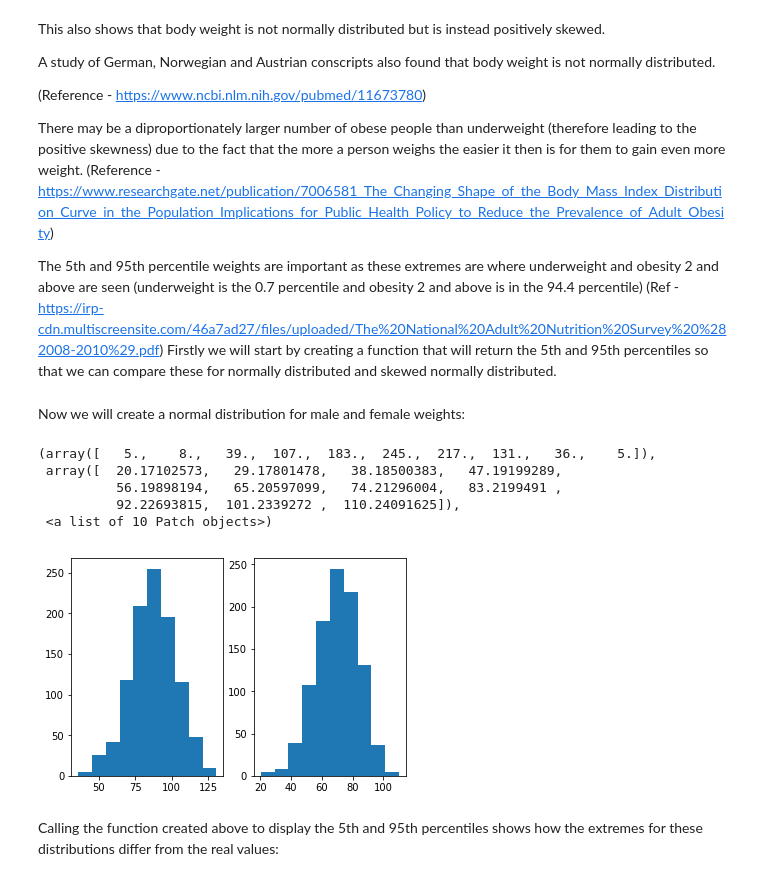
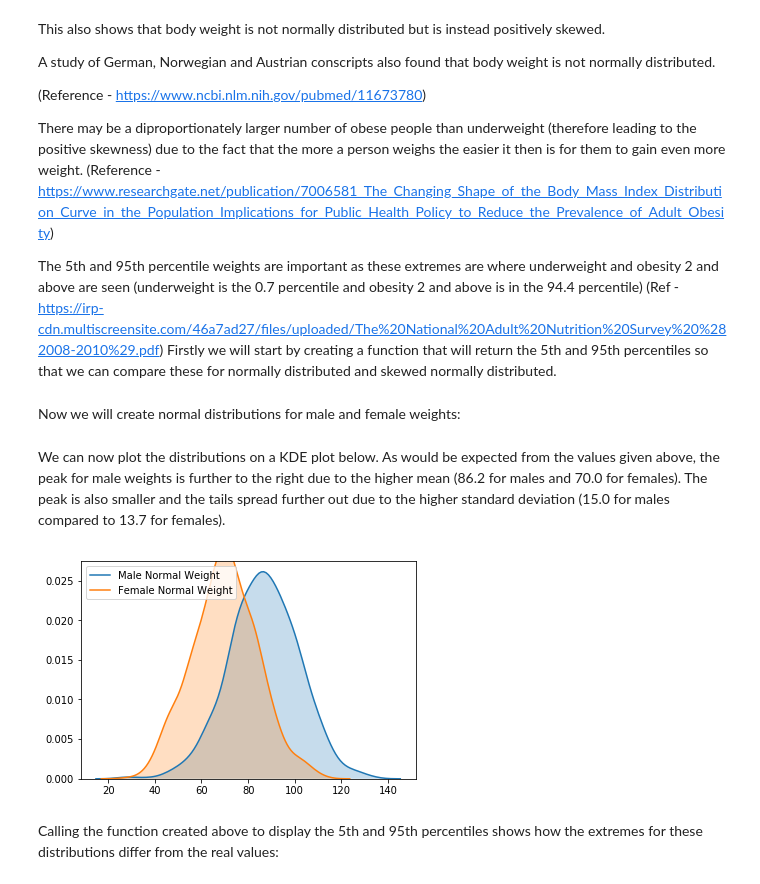
Before and after one commit to declanbarr/simulated-dataset, a Jupyter notebook: simulated-dataset.ipynb, the cells around one changed output. Cells and saved outputs as stored; diff of their text form; code cells hidden in the pictures.

Commit message:
Changed histograms for KDEs

```diff
--- a/simulated-dataset.ipynb
+++ b/simulated-dataset.ipynb
@@ -193,27 +196,21 @@ def percentiles5and95(maleDist, femaleDist, typeOfDist):
     print(f"The 95th percentile for {typeOfDist} female weight is: {female95thDist}")
     print(f"(difference from real value is: {female95thDist-female95th})")
 # %% [markdown]
-Now we will create a normal distribution for male and female weights:
+Now we will create normal distributions for male and female weights:
 # %%
 # Creating a random Normally distributed array for male and female weight
 # The size of the distribution for each sex is equal to the count of males or females from the sexArray above
 maleWeightDist = np.random.normal(meanMaleWeight, maleWeightSD, maleCount)
 femaleWeightDist = np.random.normal(meanFemaleWeight, femaleWeightSD, femaleCount)
-
-
-# Displaying the male and female weights on a histogram
-plt.subplot(121)
-plt.hist(maleWeightDist)
-
-plt.subplot(122)
-plt.hist(femaleWeightDist)
-# %% [output]
-(array([   5.,    8.,   39.,  107.,  183.,  245.,  217.,  131.,   36.,    5.]),
- array([  20.17102573,   29.17801478,   38.18500383,   47.19199289,
-          56.19898194,   65.20597099,   74.21296004,   83.2199491 ,
-          92.22693815,  101.2339272 ,  110.24091625]),
- <a list of 10 Patch objects>)
-[figure, removed]
+# %% [markdown]
+We can now plot the distributions on a KDE plot below. As would be expected from the values given above, the peak for male weights is further to the right due to the higher mean (86.2 for males and 70.0 for females). The peak is also smaller and the tails spread further out due to the higher standard deviation (15.0 for males compared to 13.7 for females).
+# %%
+# Plotting distributions on a KDE plot using seaborn
+sns.kdeplot(maleWeightDist, shade=True, label="Male Normal Weight")
+sns.kdeplot(femaleWeightDist, shade=True, label="Female Normal Weight")
+plt.legend();
+# %% [output]
+[figure, added]
 # %% [markdown]
 Calling the function created above to display the 5th and 95th percentiles shows how the extremes for these distributions differ from the real values:
 # %%
```
Also changed, not shown: parts of 26 cells of this notebook.
